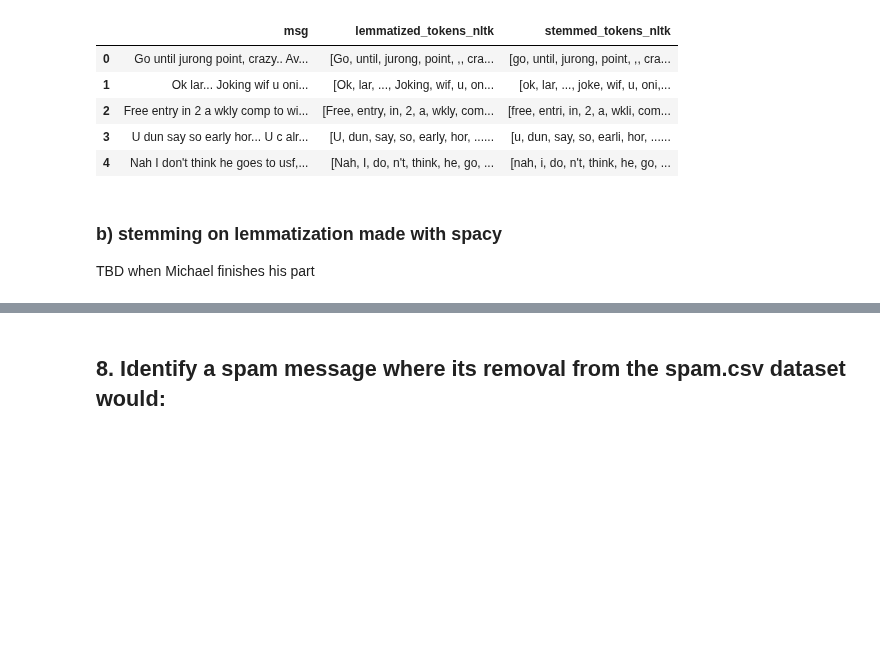
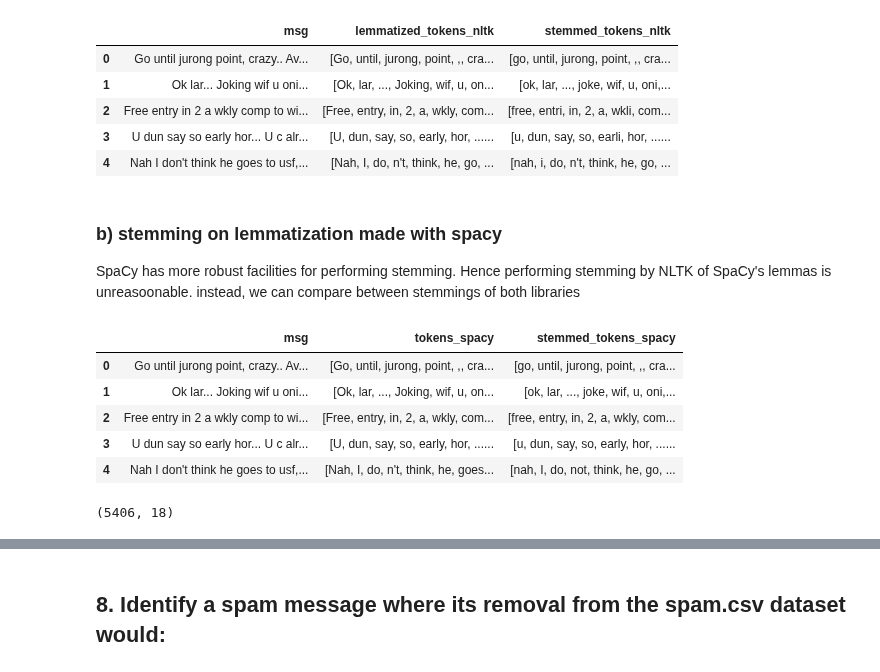
Before and after one commit to vodkolav/DSlab1, a Jupyter notebook: NLP/Assignment1.ipynb, the cells around one changed output, grey strips where cells are left out. Cells and saved outputs as stored; diff of their text form; code cells hidden in the pictures; blank space fills up the shorter version.

Commit message:
michael almost done section 6 done section 7b done section 15 done

```diff
--- a/NLP/Assignment1.ipynb
+++ b/NLP/Assignment1.ipynb
@@ -273,0 +402,4 @@ df.lemmatized_tokens_nltk.apply(" ".join)[:500].to_csv("lemmatized_tokens_nltk.c
+# %%
+
+spam['spacy_only'] = spam.apply(lambda row: list(set(row['lemmatized_tokens_spacy']).difference(set(row['lemmatized_tokens_nltk' ]))), axis=1)
+spam['nltk_only']  = spam.apply(lambda row: list(set(row['lemmatized_tokens_nltk' ]).difference(set(row['lemmatized_tokens_spacy']))), axis=1)
@@ -301,6 +482,17 @@ spam[['msg', 'lemmatized_tokens_nltk', 'stemmed_tokens_nltk']].head()
 | 2 | Free entry in 2 a wkly comp to wi... | [Free, entry, in, 2, a, wkly, com... | [free, entri, in, 2, a, wkli, com... |
 | 3 | U dun say so early hor... U c alr... | [U, dun, say, so, early, hor, ...... | [u, dun, say, so, earli, hor, ...... |
 | 4 | Nah I don't think he goes to usf,... | [Nah, I, do, n't, think, he, go, ... | [nah, i, do, n't, think, he, go, ... |
-# %% [markdown]
-### b) stemming on lemmatization made with spacy
-TBD when Michael finishes his part
+# %% [markdown]
+### b) stemming on lemmatization made with spacy
+SpaCy has more robust facilities for performing stemming. Hence performing stemming by NLTK of SpaCy's lemmas is unreasoonable. instead, we can compare between stemmings of both libraries
+# %%
+spam["stemmed_tokens_spacy"] = spam.spacy.apply(lambda row: [r.lemma_ for r in row])
+
+spam[['msg', 'tokens_spacy', 'stemmed_tokens_spacy']].head()
+# %% [output]
+|  | msg | tokens_spacy | stemmed_tokens_spacy |
+| 0 | Go until jurong point, crazy.. Av... | [Go, until, jurong, point, ,, cra... | [go, until, jurong, point, ,, cra... |
+| 1 | Ok lar... Joking wif u oni... | [Ok, lar, ..., Joking, wif, u, on... | [ok, lar, ..., joke, wif, u, oni,... |
+| 2 | Free entry in 2 a wkly comp to wi... | [Free, entry, in, 2, a, wkly, com... | [free, entry, in, 2, a, wkly, com... |
+| 3 | U dun say so early hor... U c alr... | [U, dun, say, so, early, hor, ...... | [u, dun, say, so, early, hor, ...... |
+| 4 | Nah I don't think he goes to usf,... | [Nah, I, do, n't, think, he, goes... | [nah, I, do, not, think, he, go, ... |
@@ -306,0 +502,5 @@ TBD when Michael finishes his part
+# %%
+df = spam[spam.lemma_diff!=set()]
+df.shape
+# %% [output]
+(5406, 18)
```
Also changed, not shown: parts of 36 cells of this notebook, 3 other files.
